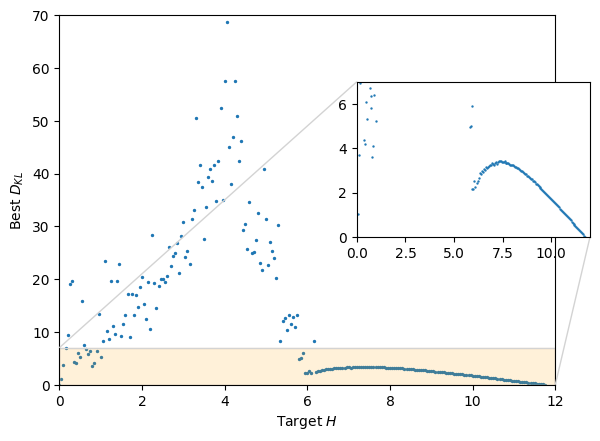
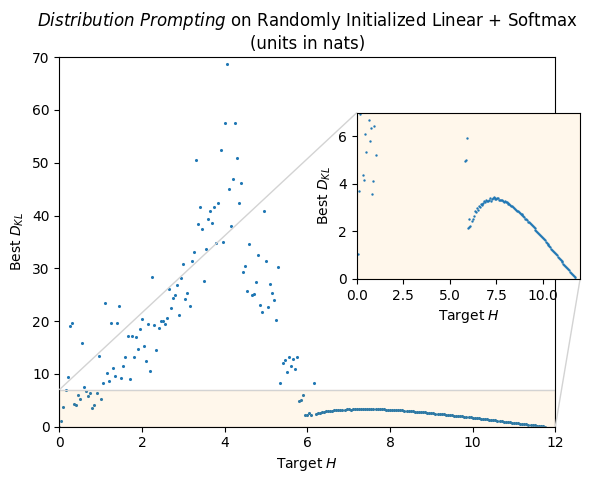
The change to this notebook cell's code, shown as a diff; its figure went from the first image to the second:
--- before
+++ after
@@ -6,15 +6,14 @@
 df = pd.read_csv('linsoftmax.csv')
 fig, ax = plt.subplots(figsize=(6.4, 4.8))
-ax.scatter(df['target_entropy'], df['best_loss'], s=2)
-ax.set_ylim(0, 70)
-ax.set_xlim(0, 12)
-ax.set_xlabel("Target $H$")
-ax.set_ylabel("Best $D_{KL}$")
+ax.scatter(df['target_entropy'], df['best_loss'], s=1.5)
+ax.set(xlim=(0, 12), ylim=(0, 70), xlabel="Target $H$", ylabel="Best $D_{KL}$",
+       title="$\\it{Distribution~Prompting}$ on Randomly Initialized Linear + Softmax\n(units in nats)")
 
-ax.axhspan(0, 7, color="orange", alpha=0.15)
-axins = ax.inset_axes([0.6, 0.4, 0.47, 0.42])
+ax.axhspan(0, 7, color="orange", alpha=0.08)
+
+axins = ax.inset_axes([0.6, 0.4, 0.45, 0.45])
+axins.axhspan(0, 7, color="orange", alpha=0.08)
 axins.scatter(df['target_entropy'], df['best_loss'], s=0.5)
-axins.set_ylim(0, 7)
-axins.set_xlim(0, 12)
+axins.set(xlim=(0, 12), ylim=(0, 7), xlabel="Target $H$", ylabel="Best $D_{KL}$")
 mark_inset(ax, axins, loc1=2, loc2=4, fc="none", ec="lightgray")
 plt.show()

Commit: Shorten and touch up figures.ipynb